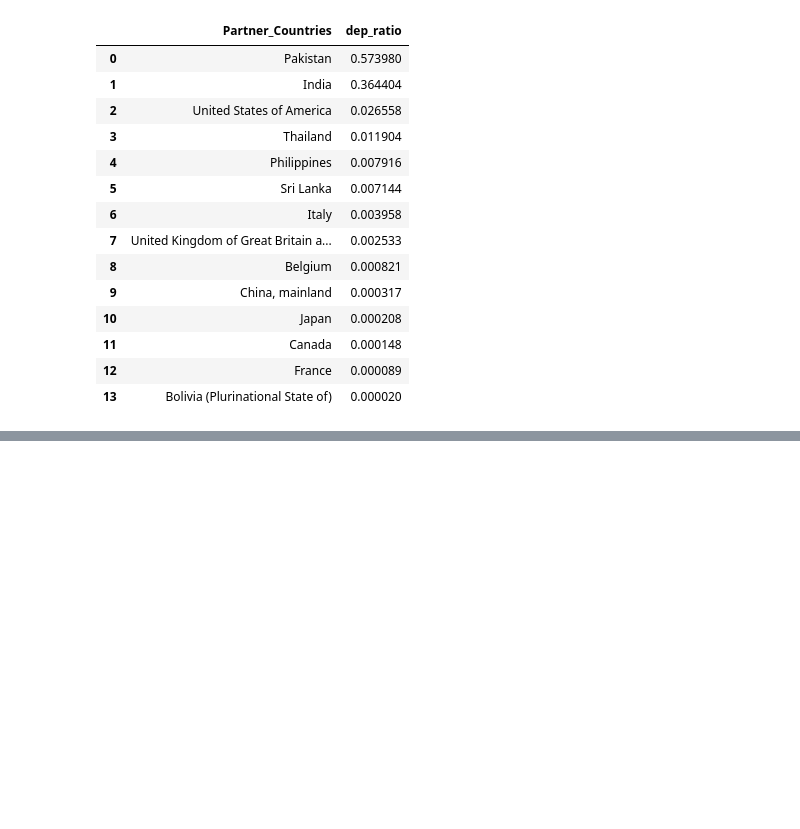
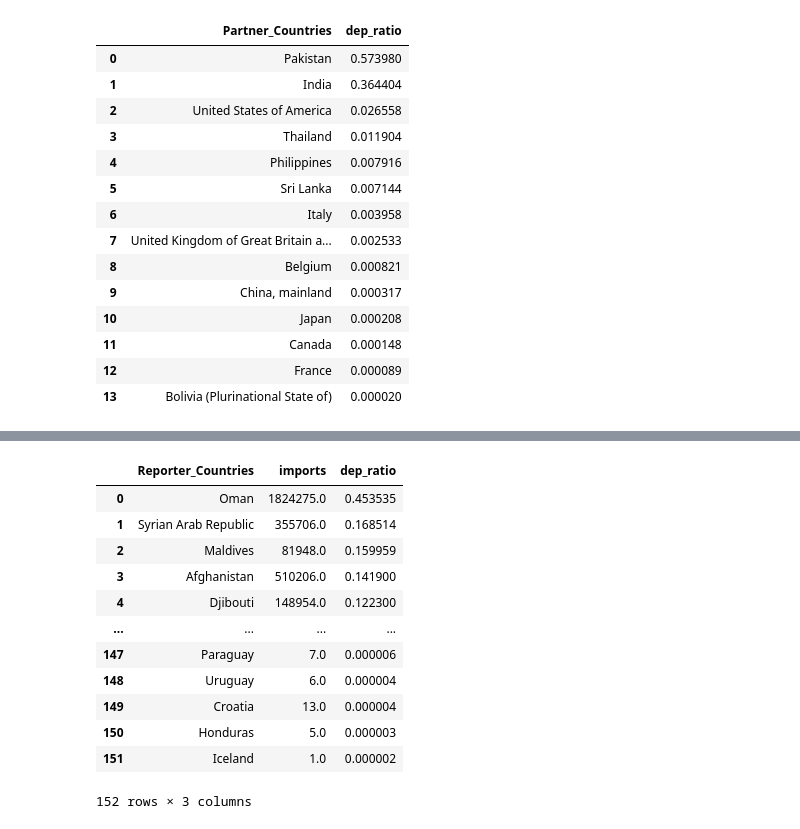
Before and after one commit to abdullaalhammadi/FAOSTAT, a Jupyter notebook: queries.ipynb, the cells around one changed output, grey strips where cells are left out. Cells and saved outputs as stored; diff of their text form; code cells hidden in the pictures; blank space fills up the shorter version.

```diff
--- a/queries.ipynb
+++ b/queries.ipynb
@@ -114,0 +194,71 @@ product_leverage('India', 2019, 'Rice')
+# %%
+## This function finds the trade dependants by value (USD $ of a country).
+## For example, using trade_dependants('United Arab Emirates', 2021)
+## Finds the top 20 countries that depend on the U.A.E
+## The dependency for country A on country B is quantified by taking
+## The proportion of imports from country B to country A over the total
+## Imports to country A:
+##
+## dep_ratio = (Import value from B to A) / (Total import value to country A)
+
+def trade_leverage(country, year):
+
+    query = '''
+    drop table if exists top_imports;
+    drop table if exists total_imports;
+
+    create table top_imports as
+    select Reporter_Countries,
+        sum(Value) as imports
+        from df
+        where Year = {year}
+        and Element = 'Import Value'
+        and Partner_Countries = '{country}'
+        group by Reporter_Countries
+        having imports > 0
+        order by imports desc;
+
+    create table total_imports as
+    select Reporter_Countries,
+        sum(Value) as import_value
+        from df
+        where Year = {year}
+        and Element = 'Import Value'
+        group by Reporter_Countries
+        having import_value > 0
+        order by import_value desc;
+
+        drop table if exists imps;
+        drop table if exists dependants;
+
+        create table imps as
+            select * from top_imports
+            left join total_imports
+            on top_imports.Reporter_Countries = total_imports.Reporter_Countries
+            order by import_value desc;
+
+            select Reporter_Countries, imports,
+                imports / import_value as dep_ratio
+                from imps
+                order by dep_ratio desc;
+        '''.format(year = year, country = country)
+
+    dependants = duckdb.sql(query).fetchdf()
+
+    return dependants
+
+trade_leverage('United Arab Emirates', 2018)
+# %% [output]
+|  | Reporter_Countries | imports | dep_ratio |
+| 0 | Oman | 1824275.0 | 0.453535 |
+| 1 | Syrian Arab Republic | 355706.0 | 0.168514 |
+| 2 | Maldives | 81948.0 | 0.159959 |
+| 3 | Afghanistan | 510206.0 | 0.141900 |
+| 4 | Djibouti | 148954.0 | 0.122300 |
+| ... | ... | ... | ... |
+| 147 | Paraguay | 7.0 | 0.000006 |
+| 148 | Uruguay | 6.0 | 0.000004 |
+| 149 | Croatia | 13.0 | 0.000004 |
+| 150 | Honduras | 5.0 | 0.000003 |
+| 151 | Iceland | 1.0 | 0.000002 |
+152 rows × 3 columns
```
Also changed, not shown: parts of 6 cells of this notebook, 1 other file.
